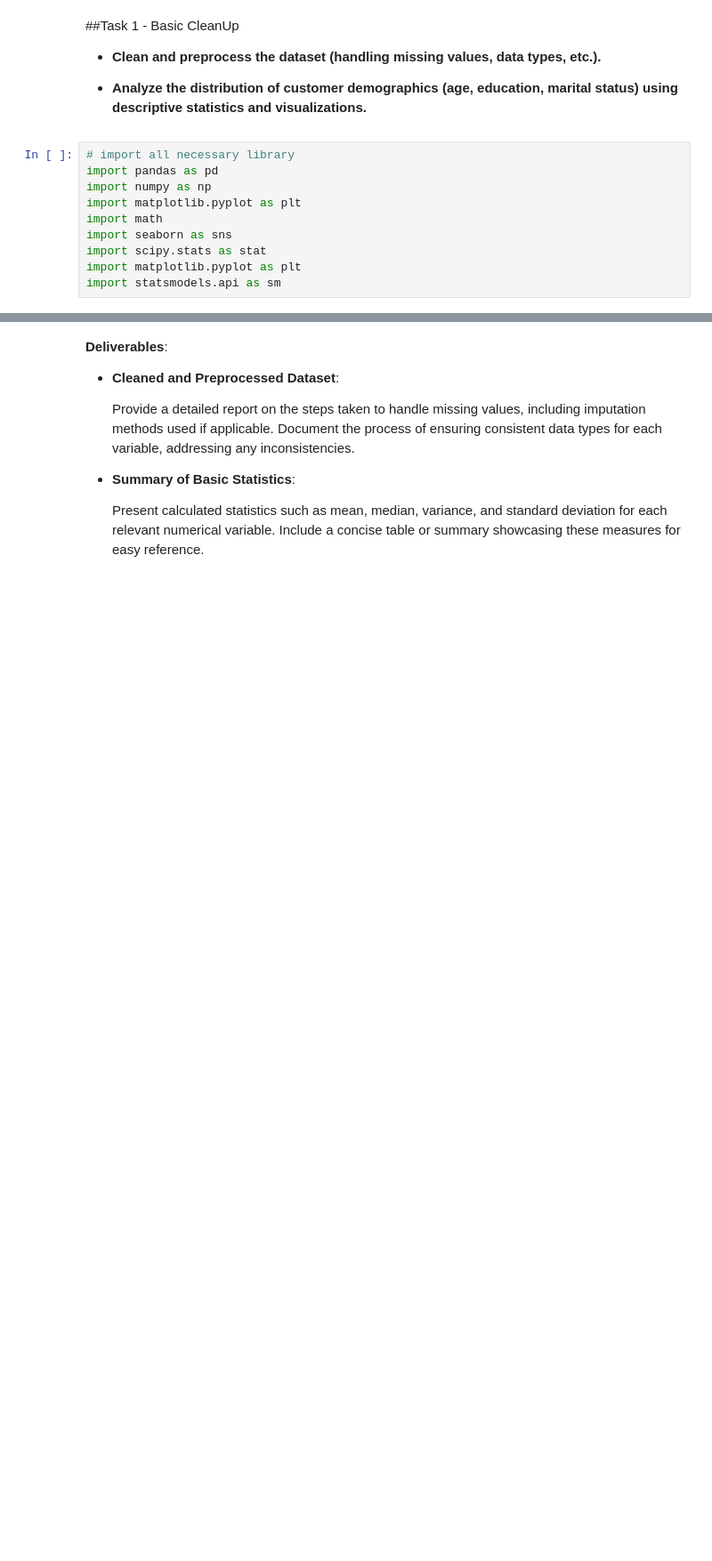
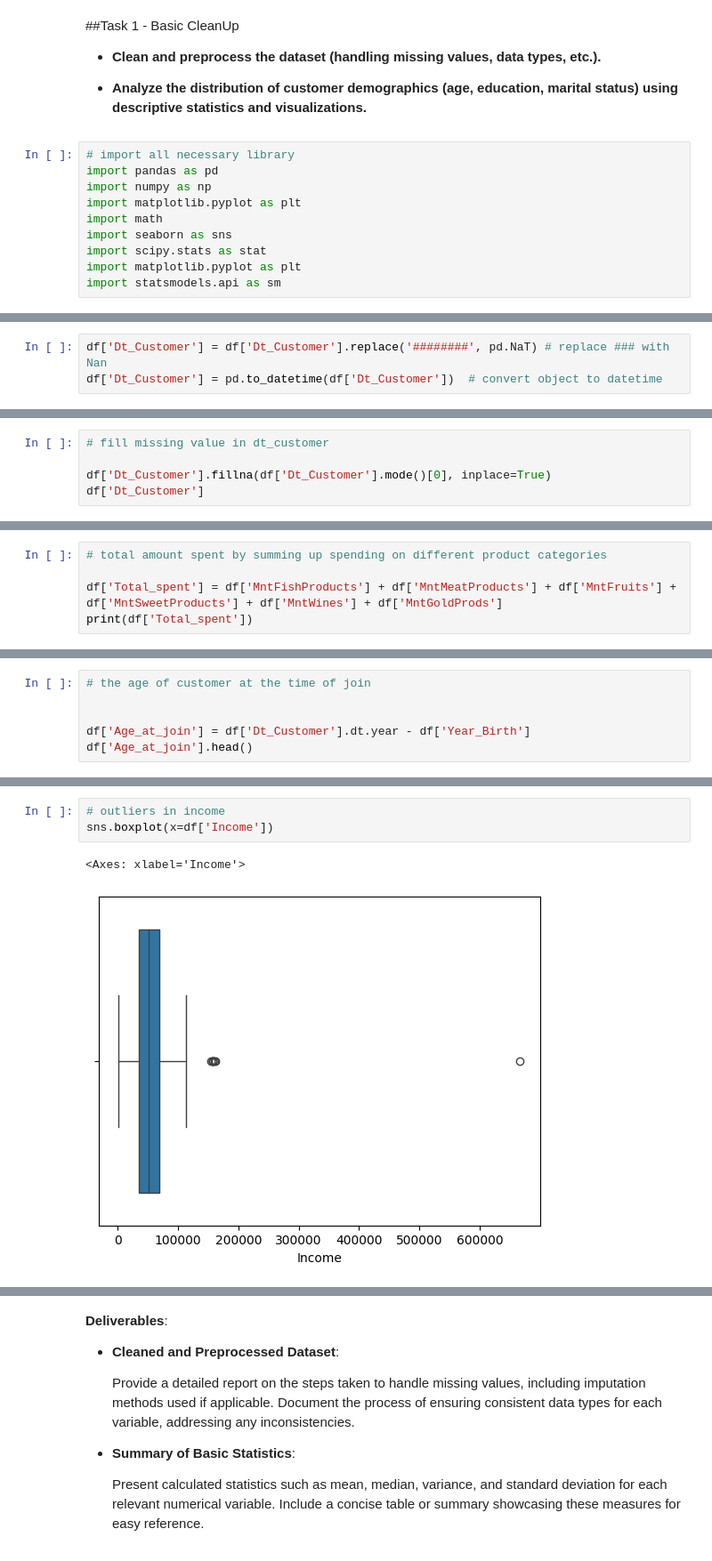
Before and after one commit to Nischay-verma/Almabetter-Applied_statistics_mid, a Jupyter notebook: Applied_Statistics_Project.ipynb, the cells around one changed output, grey strips where cells are left out. Shown at 89% size. Cells and saved outputs as stored; diff of their text form; blank space fills up the shorter version.

```diff
--- a/Applied_Statistics_Project.ipynb
+++ b/Applied_Statistics_Project.ipynb
@@ -75,0 +152,3 @@ df.head()
+# %%
+df['Dt_Customer'] = df['Dt_Customer'].replace('########', pd.NaT) # replace ### with Nan
+df['Dt_Customer'] = pd.to_datetime(df['Dt_Customer'])  # convert object to datetime
@@ -75,0 +169,5 @@ df.head()
+# %%
+# fill missing value in dt_customer
+
+df['Dt_Customer'].fillna(df['Dt_Customer'].mode()[0], inplace=True)
+df['Dt_Customer']
@@ -75,0 +187,5 @@ df.head()
+# %%
+# total amount spent by summing up spending on different product categories
+
+df['Total_spent'] = df['MntFishProducts'] + df['MntMeatProducts'] + df['MntFruits'] + df['MntSweetProducts'] + df['MntWines'] + df['MntGoldProds']
+print(df['Total_spent'])
@@ -75,0 +205,6 @@ df.head()
+# %%
+# the age of customer at the time of join
+
+
+df['Age_at_join'] = df['Dt_Customer'].dt.year - df['Year_Birth']
+df['Age_at_join'].head()
@@ -75,0 +240,6 @@ df.head()
+# %%
+# outliers in income
+sns.boxplot(x=df['Income'])
+# %% [output]
+<Axes: xlabel='Income'>
+[figure, added]
```
Also changed, not shown: parts of 15 cells of this notebook.
